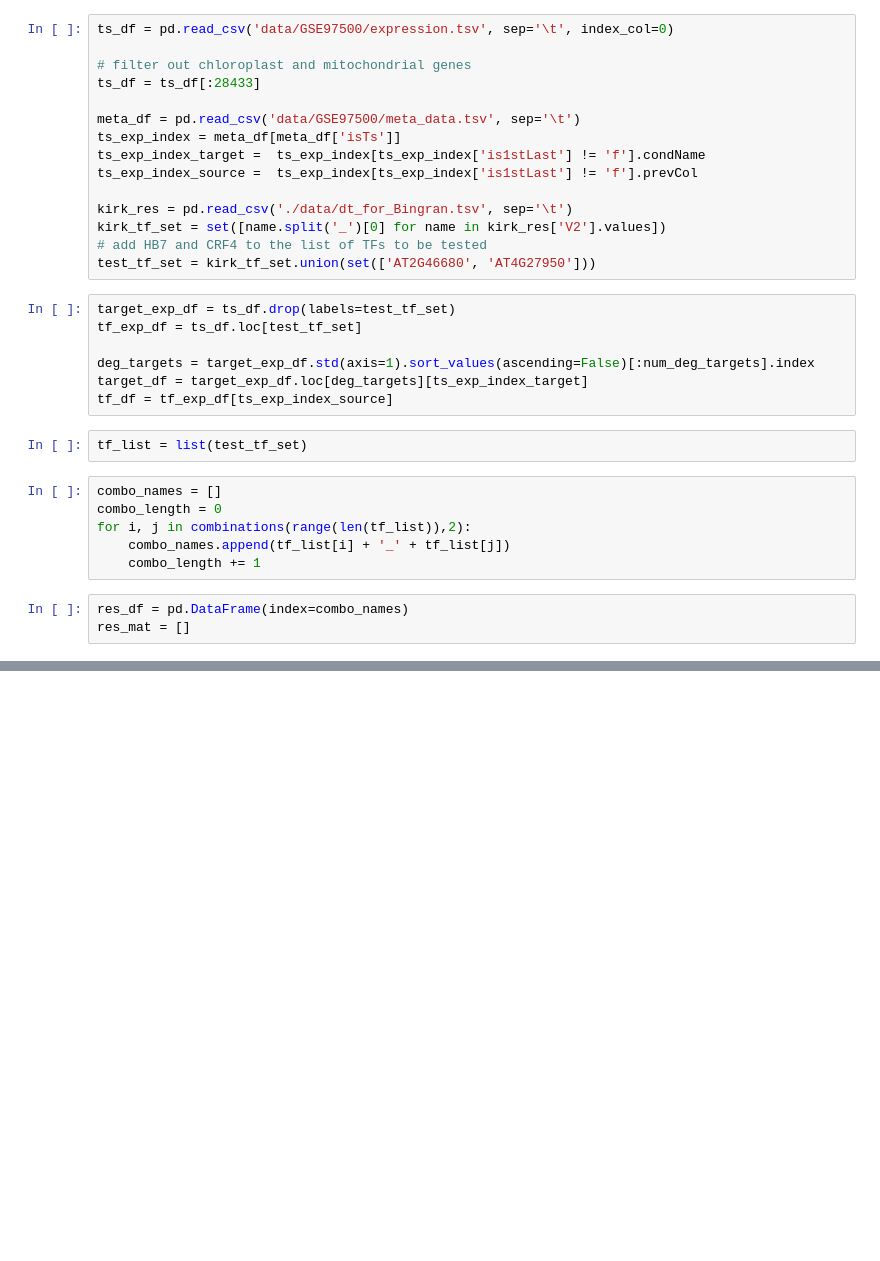
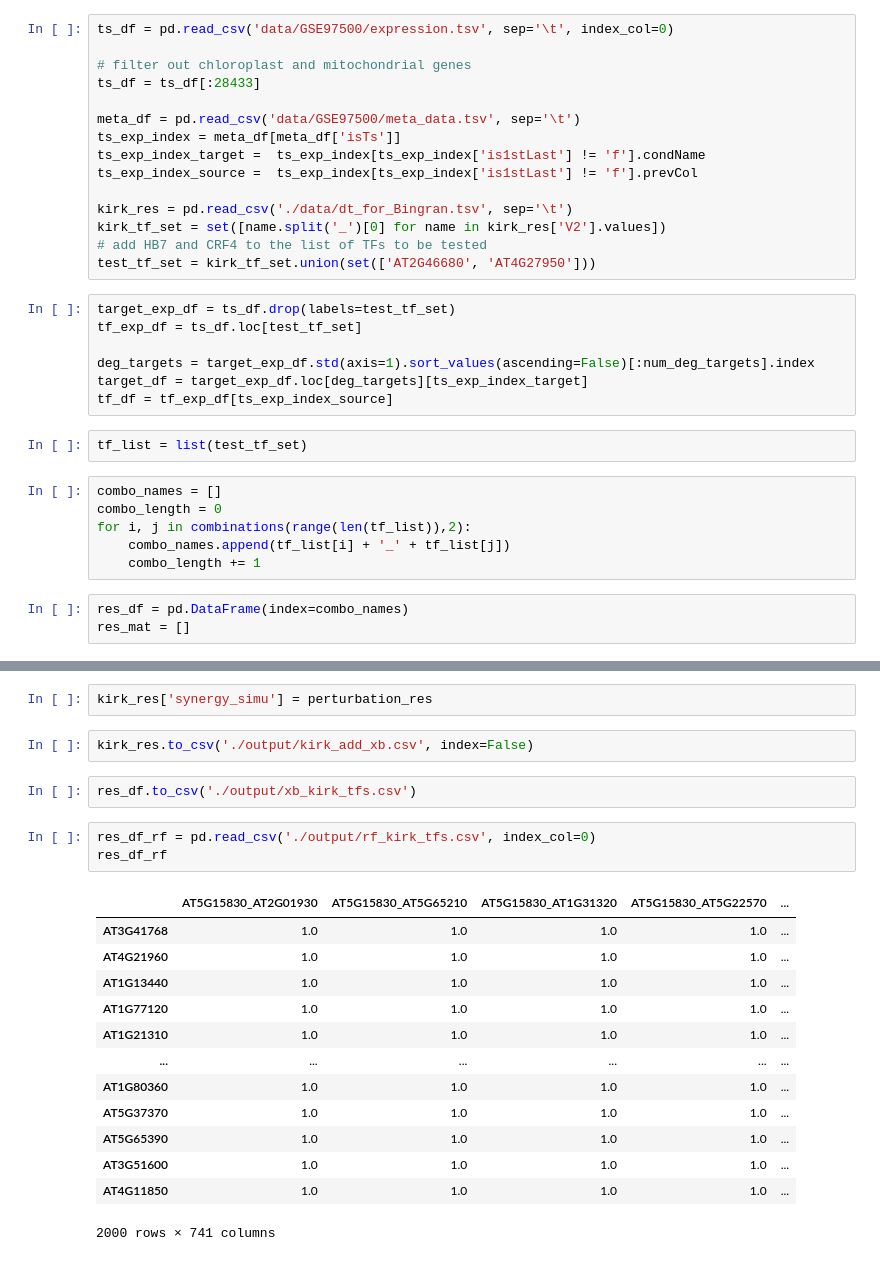
Before and after one commit to IcyFermion/feature_synergy, a Jupyter notebook: arabidopsis_pairwise_synergy.ipynb, the cells around one changed output, grey strips where cells are left out. Saved outputs shown, nothing was run; the diff lists cells and outputs as text; blank space fills up the shorter version.

```diff
--- a/arabidopsis_pairwise_synergy.ipynb
+++ b/arabidopsis_pairwise_synergy.ipynb
@@ -137,0 +158,23 @@ for target_gene in tqdm(deg_targets)
+# %%
+kirk_res['synergy_simu'] = perturbation_res
+# %%
+kirk_res.to_csv('./output/kirk_add_xb.csv', index=False)
+# %%
+res_df.to_csv('./output/xb_kirk_tfs.csv')
+# %%
+res_df_rf = pd.read_csv('./output/rf_kirk_tfs.csv', index_col=0)
+res_df_rf
+# %% [output]
+|  | AT5G15830_AT2G01930 | AT5G15830_AT5G65210 | AT5G15830_AT1G31320 | AT5G15830_AT5G22570 | ... |
+| AT3G41768 | 1.0 | 1.0 | 1.0 | 1.0 | ... |
+| AT4G21960 | 1.0 | 1.0 | 1.0 | 1.0 | ... |
+| AT1G13440 | 1.0 | 1.0 | 1.0 | 1.0 | ... |
+| AT1G77120 | 1.0 | 1.0 | 1.0 | 1.0 | ... |
+| AT1G21310 | 1.0 | 1.0 | 1.0 | 1.0 | ... |
+| ... | ... | ... | ... | ... | ... |
+| AT1G80360 | 1.0 | 1.0 | 1.0 | 1.0 | ... |
+| AT5G37370 | 1.0 | 1.0 | 1.0 | 1.0 | ... |
+| AT5G65390 | 1.0 | 1.0 | 1.0 | 1.0 | ... |
+| AT3G51600 | 1.0 | 1.0 | 1.0 | 1.0 | ... |
+| AT4G11850 | 1.0 | 1.0 | 1.0 | 1.0 | ... |
+2000 rows × 741 columns
```
Also changed, not shown: parts of 14 cells of this notebook, 1 other file.
